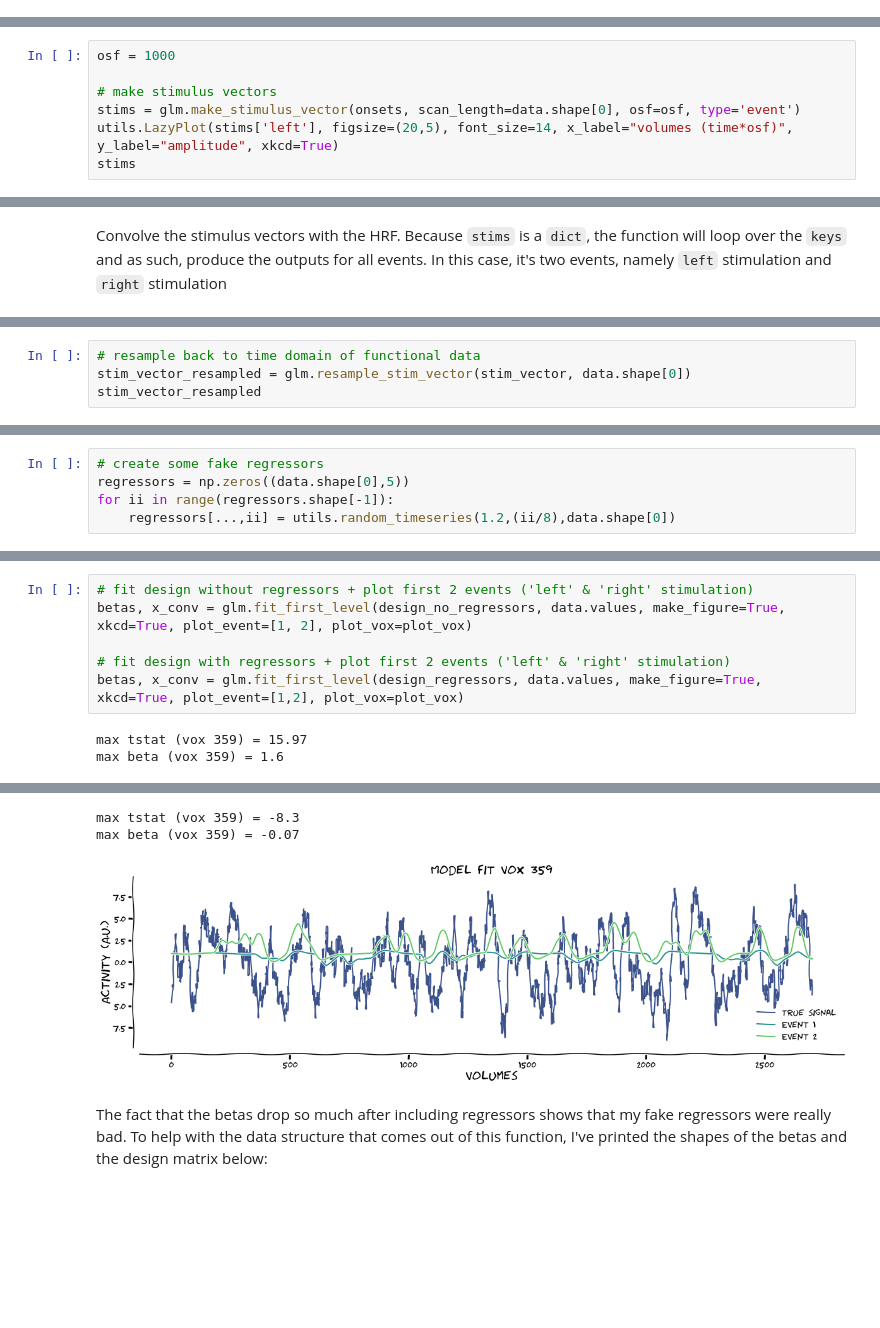
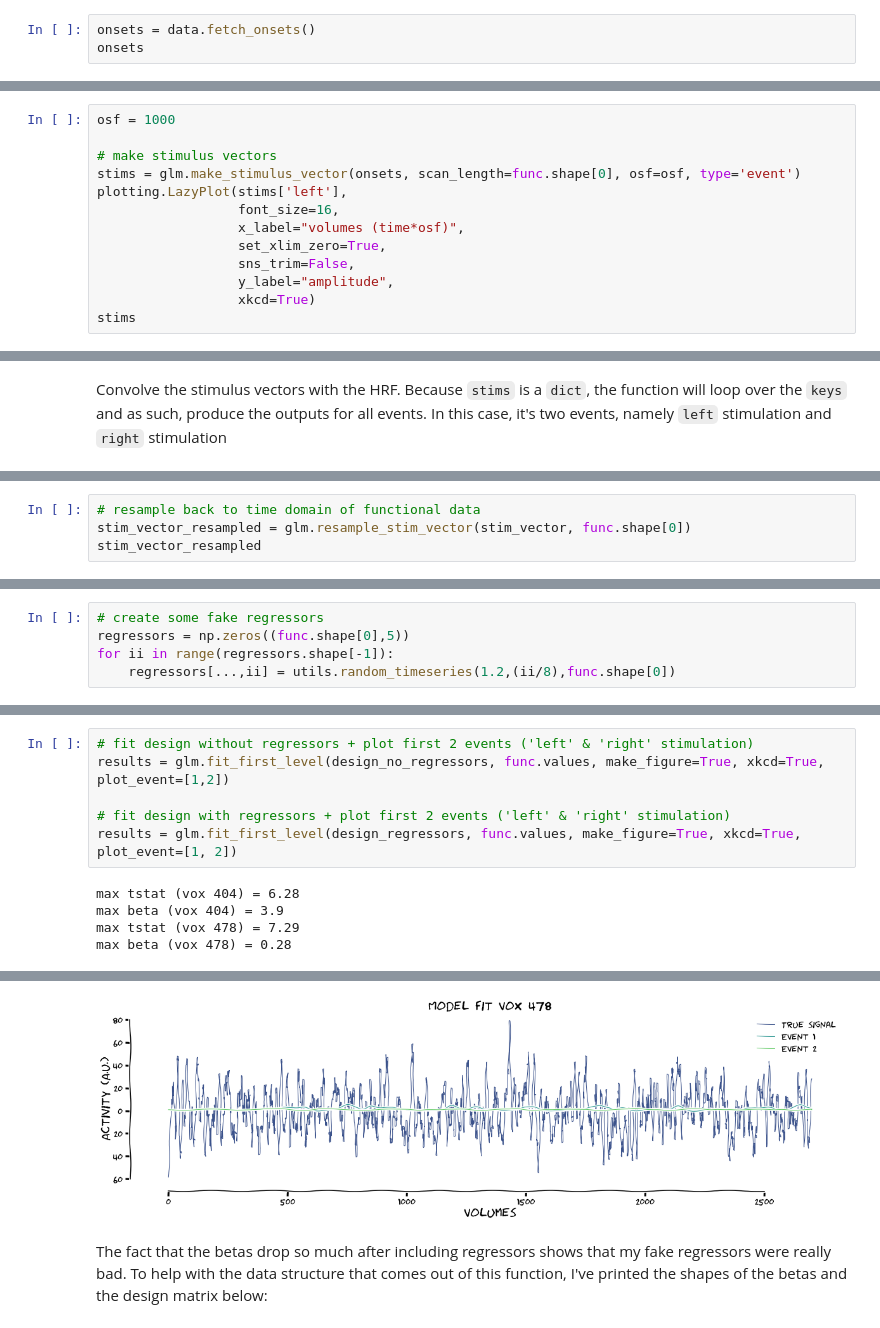
Before and after one commit to gjheij/linescanning, a Jupyter notebook: doc/source/examples/genericglm.ipynb, the cells around one changed output, grey strips where cells are left out. Cells and saved outputs as stored; diff of their text form; blank space fills up the shorter version.

```diff
--- a/doc/source/examples/genericglm.ipynb
+++ b/doc/source/examples/genericglm.ipynb
@@ -63,0 +61,3 @@ onsets.head()
+# %%
+onsets = data.fetch_onsets()
+onsets
@@ -67,7 +81,13 @@ Oversample with factor 1000 to get rid of 3 decimals in onset times. The larger
 osf = 1000
 
 # make stimulus vectors
-stims = glm.make_stimulus_vector(onsets, scan_length=data.shape[0], osf=osf, type='event')
-utils.LazyPlot(stims['left'], figsize=(20,5), font_size=14, x_label="volumes (time*osf)", y_label="amplitude", xkcd=True)
+stims = glm.make_stimulus_vector(onsets, scan_length=func.shape[0], osf=osf, type='event')
+plotting.LazyPlot(stims['left'],
+                  font_size=16,
+                  x_label="volumes (time*osf)",
+                  set_xlim_zero=True,
+                  sns_trim=False,
+                  y_label="amplitude",
+                  xkcd=True)
 stims
 # %% [output]
@@ -97,5 +124,5 @@ stim_vector
 # %%
 # resample back to time domain of functional data
-stim_vector_resampled = glm.resample_stim_vector(stim_vector, data.shape[0])
+stim_vector_resampled = glm.resample_stim_vector(stim_vector, func.shape[0])
 stim_vector_resampled
 # %% [output]
@@ -121,9 +150,9 @@ design_no_regressors
 2700 rows × 3 columns
 # %%
 # create some fake regressors
-regressors = np.zeros((data.shape[0],5))
+regressors = np.zeros((func.shape[0],5))
 for ii in range(regressors.shape[-1]):
-    regressors[...,ii] = utils.random_timeseries(1.2,(ii/8),data.shape[0])
+    regressors[...,ii] = utils.random_timeseries(1.2,(ii/8),func.shape[0])
 # %%
 # create design matrix with regressors
 design_regressors = glm.first_level_matrix(stim_vector_resampled, regressors=regressors)
@@ -144,10 +173,12 @@ design_regressors
 2700 rows × 8 columns
 # %%
 # fit design without regressors + plot first 2 events ('left' & 'right' stimulation)
-betas, x_conv = glm.fit_first_level(design_no_regressors, data.values, make_figure=True, xkcd=True, plot_event=[1, 2], plot_vox=plot_vox)
+results = glm.fit_first_level(design_no_regressors, func.values, make_figure=True, xkcd=True, plot_event=[1,2])
 
 # fit design with regressors + plot first 2 events ('left' & 'right' stimulation)
-betas, x_conv = glm.fit_first_level(design_regressors, data.values, make_figure=True, xkcd=True, plot_event=[1,2], plot_vox=plot_vox)
+results = glm.fit_first_level(design_regressors, func.values, make_figure=True, xkcd=True, plot_event=[1, 2])
 # %% [output]
-max tstat (vox 359) = 15.97
-max beta (vox 359) = 1.6
+max tstat (vox 404) = 6.28
+max beta (vox 404) = 3.9
+max tstat (vox 478) = 7.29
+max beta (vox 478) = 0.28
@@ -155,6 +186,4 @@ max beta (vox 359) = 1.6
-max tstat (vox 359) = -8.3
-max beta (vox 359) = -0.07
-[figure, old version]
+[figure, new version]
 # %% [markdown]
 The fact that the betas drop so much after including regressors shows that my fake regressors were really bad. To help with the data structure that comes out of this function, I've printed the shapes of the betas and the design matrix below:
 # %%
```
Also changed, not shown: parts of 19 cells of this notebook, 3 other files.
